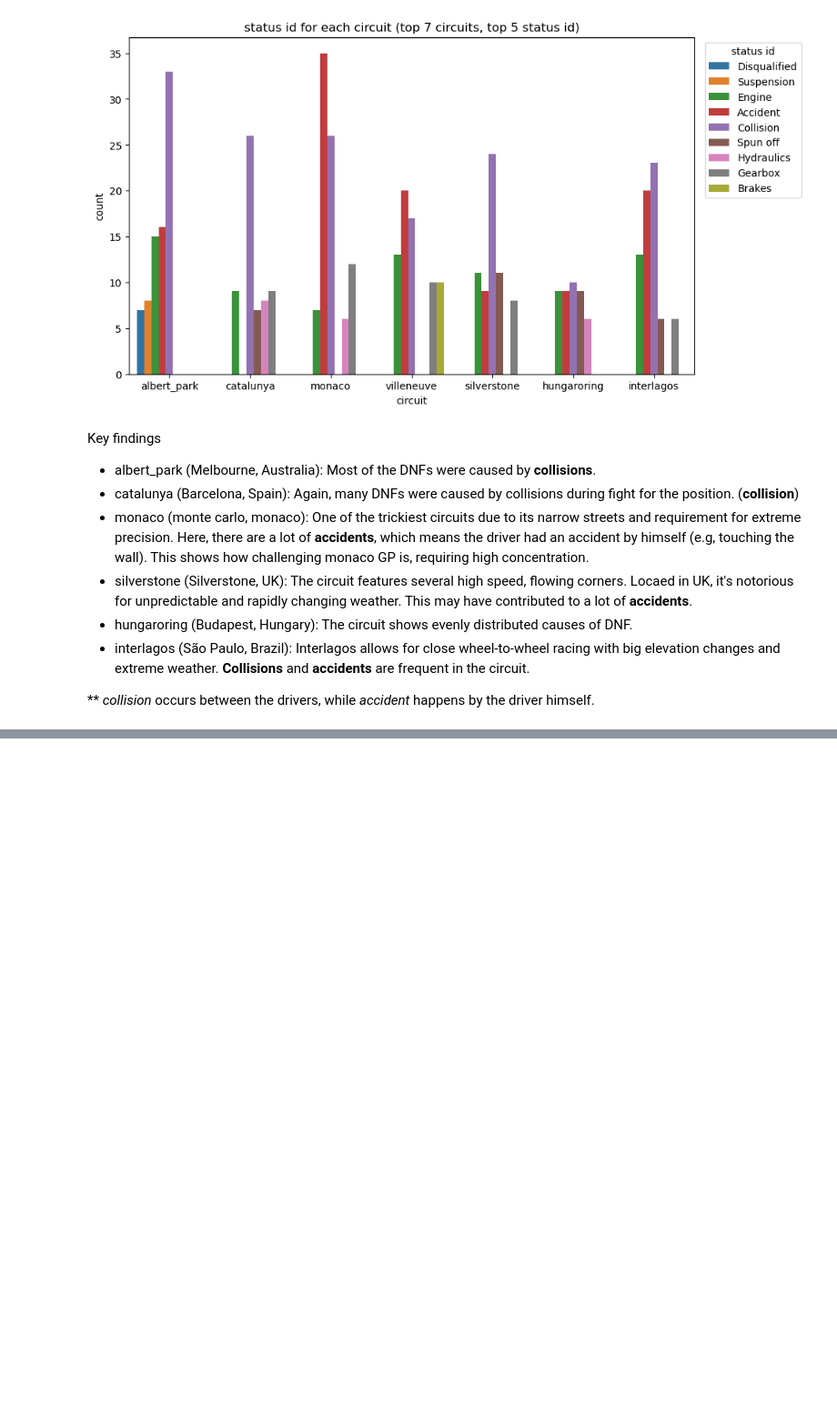
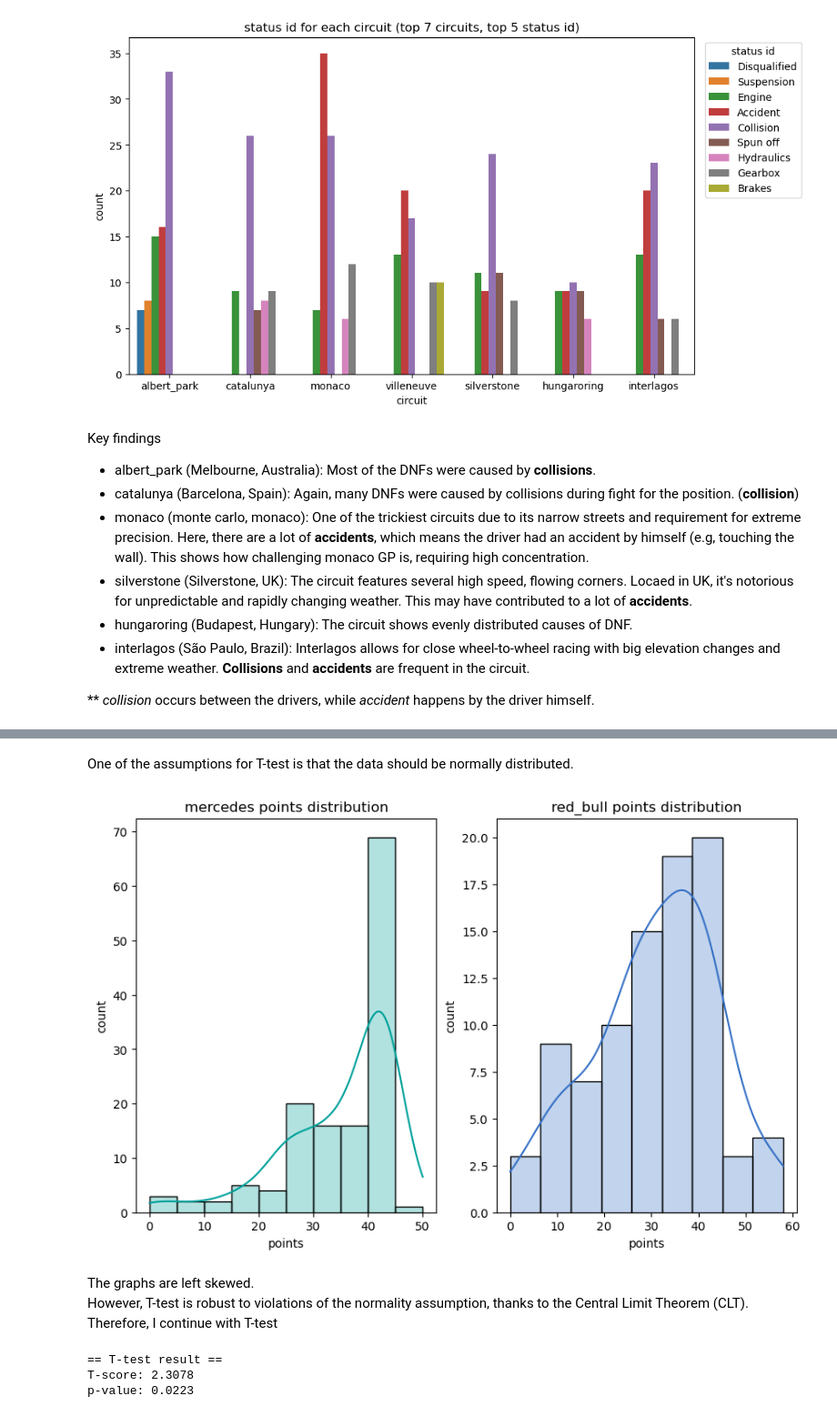
Before and after one commit to otola03/Kaggle_Studies, a Jupyter notebook: f1_analysis/f1_data_stat_project.ipynb, the cells around one changed output, grey strips where cells are left out. Shown at 91% size. Saved outputs shown, nothing was run; the diff lists cells and outputs as text; code cells hidden in the pictures; blank space fills up the shorter version.

Commit message:
two sample t-tests applied.

```diff
--- a/f1_analysis/f1_data_stat_project.ipynb
+++ b/f1_analysis/f1_data_stat_project.ipynb
@@ -513,0 +538,7 @@ Key findings
+# %%
+# prepare ids for each constructor
+merc_id = constructors.loc[constructors['constructorRef'] == 'mercedes', 'constructorId'].iloc[0]
+rb_id = constructors.loc[constructors['constructorRef'] == 'red_bull', 'constructorId'].iloc[0]
+
+print(f'mercedes-amg id: {merc_id}')
+print(f'red_bull id: {rb_id}')
@@ -513,0 +548,14 @@ Key findings
+# %%
+# merc and rb points
+merc_points = races_const_merged.loc[(races_const_merged['year'].between(2014, 2020)) & (races_const_merged['constructorId'] == merc_id), 'points'].dropna()
+rb_points = races_const_merged.loc[(races_const_merged['year'].between(2021, 2024)) & (races_const_merged['constructorId'] == rb_id), 'points'].dropna()
+
+print("== mercedes data == ")
+print(f"number of races: {len(merc_points)}")
+print(f"average points per race: {merc_points.mean()}")
+
+print('-'*50)
+
+print("== red_bull data == ")
+print(f"number of races: {len(rb_points)}")
+print(f"average points per race: {rb_points.mean()}")
@@ -513,0 +570,37 @@ Key findings
+# %% [markdown]
+One of the assumptions for T-test is that the data should be normally distributed.
+# %%
+# normality check using histogram
+plt.figure(figsize=(10, 6))
+
+plt.subplot(1, 2, 1)
+sns.histplot(merc_points, color='#00A19B', kde=True, alpha=0.3)
+plt.title('mercedes points distribution')
+plt.xlabel('points')
+plt.ylabel('count')
+
+plt.subplot(1, 2, 2)
+sns.histplot(rb_points, color='#3671C6', kde=True , alpha=0.3)
+plt.title('red_bull points distribution')
+plt.xlabel('points')
+plt.ylabel('count')
+
+plt.show()
+# %% [output]
+[figure, added]
+# %% [markdown]
+The graphs are left skewed.
+However, T-test is robust to violations of the normality assumption, thanks to the Central Limit Theorem (CLT).
+Therefore, I continue with T-test
+# %%
+# equal variance is set to False because I could not assume the populations had equal variance.
+# two-sided to check if means are equal or not
+t_score, p_val = stats.ttest_ind(merc_points, rb_points, equal_var=False, alternative='two-sided')
+
+print('== T-test result == ')
+print(f"T-score: {t_score:.4f}")
+print(f"p-value: {p_val:.4f}")
+# %% [output]
+== T-test result ==
+T-score: 2.3078
+p-value: 0.0223
```
Also changed, not shown: parts of 10 cells of this notebook, 1 other file.
